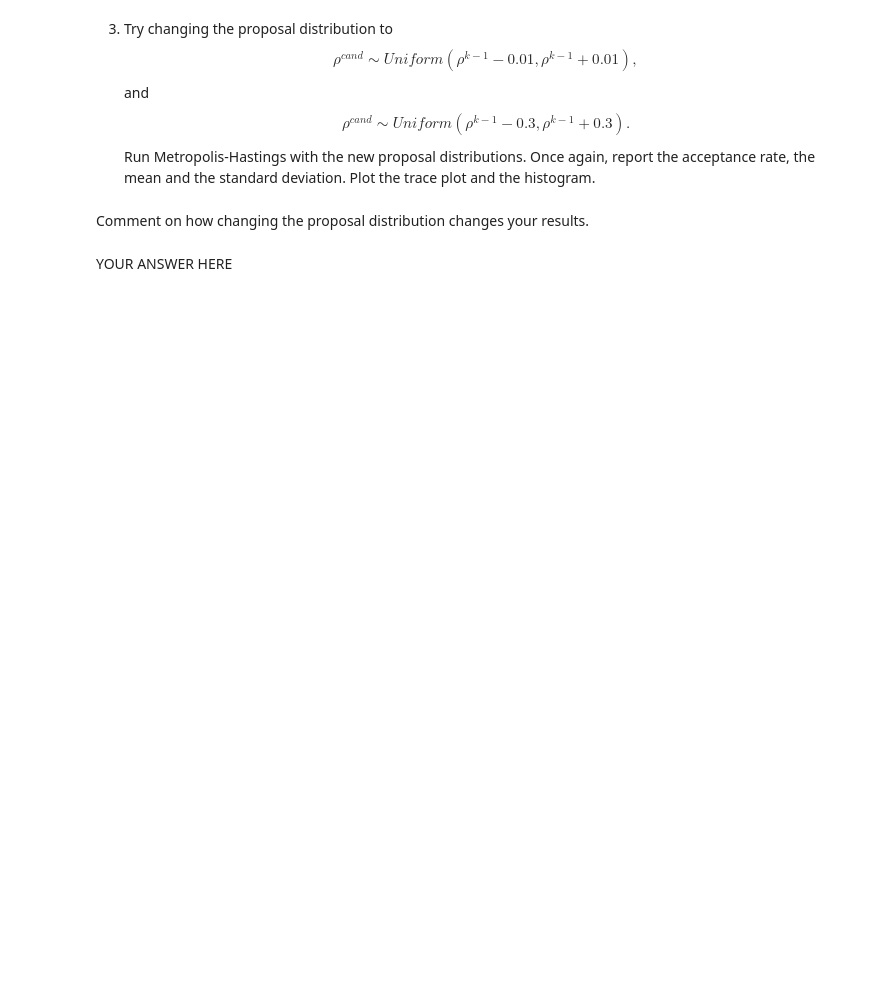
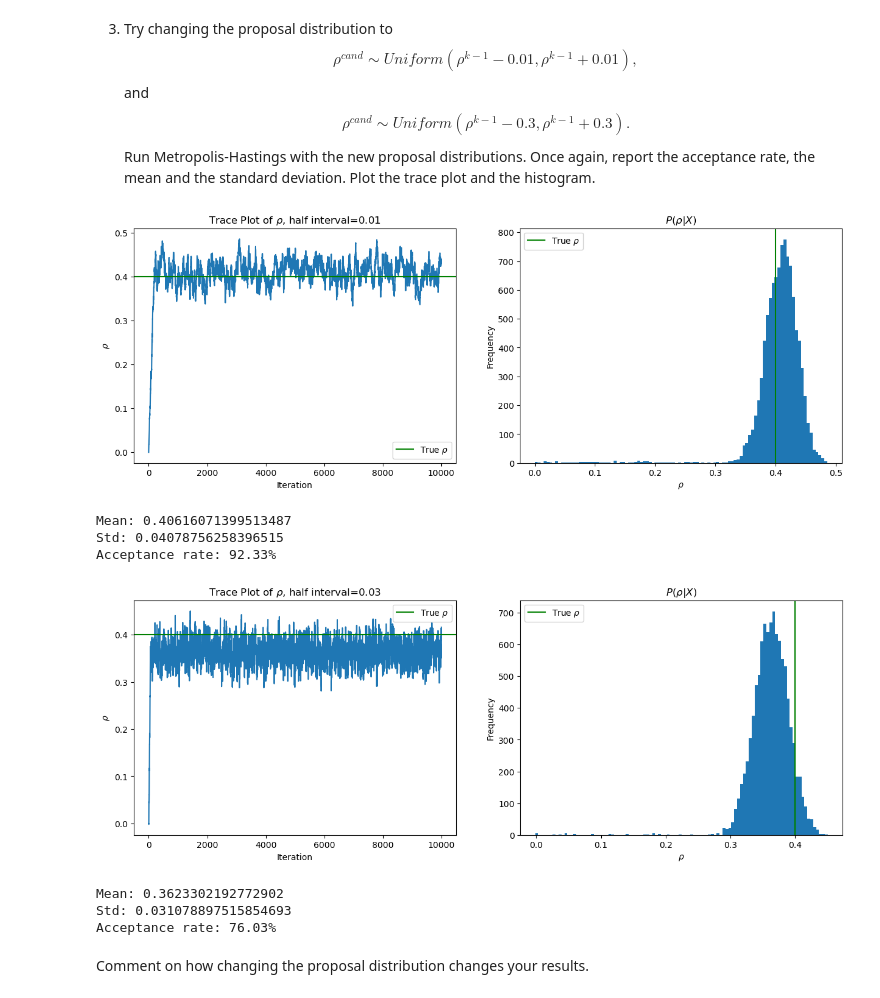
Before and after one commit to meraxion/SML24, a Jupyter notebook: SML24_as04/SML24_as04_3.ipynb, the cells around one changed output. Saved outputs shown, nothing was run; the diff lists cells and outputs as text; code cells hidden in the pictures; blank space fills up the shorter version.

```diff
--- a/SML24_as04/SML24_as04_3.ipynb
+++ b/SML24_as04/SML24_as04_3.ipynb
@@ -269,11 +481,18 @@ Run Metropolis-Hastings with the new proposal distributions. Once again, report
 # %%
 """
 Run Metropolis-Hastings with the new proposal distributions.
 Once again, report the acceptance rate, the mean and the standard deviation. Plot the trace plot and the histogram.
 """
-# YOUR CODE HERE
-raise NotImplementedError()
+print_results(0.01, 10_000)
+print_results(0.03, 10_000)
+# %% [output]
+[figure, added]
+Mean: 0.40616071399513487
+Std: 0.04078756258396515
+Acceptance rate: 92.33%
+[figure, added]
+Mean: 0.3623302192772902
+Std: 0.031078897515854693
+Acceptance rate: 76.03%
 # %% [markdown]
 Comment on how changing the proposal distribution changes your results.
-# %% [markdown]
-YOUR ANSWER HERE
```
Also changed, not shown: parts of 23 cells of this notebook.
